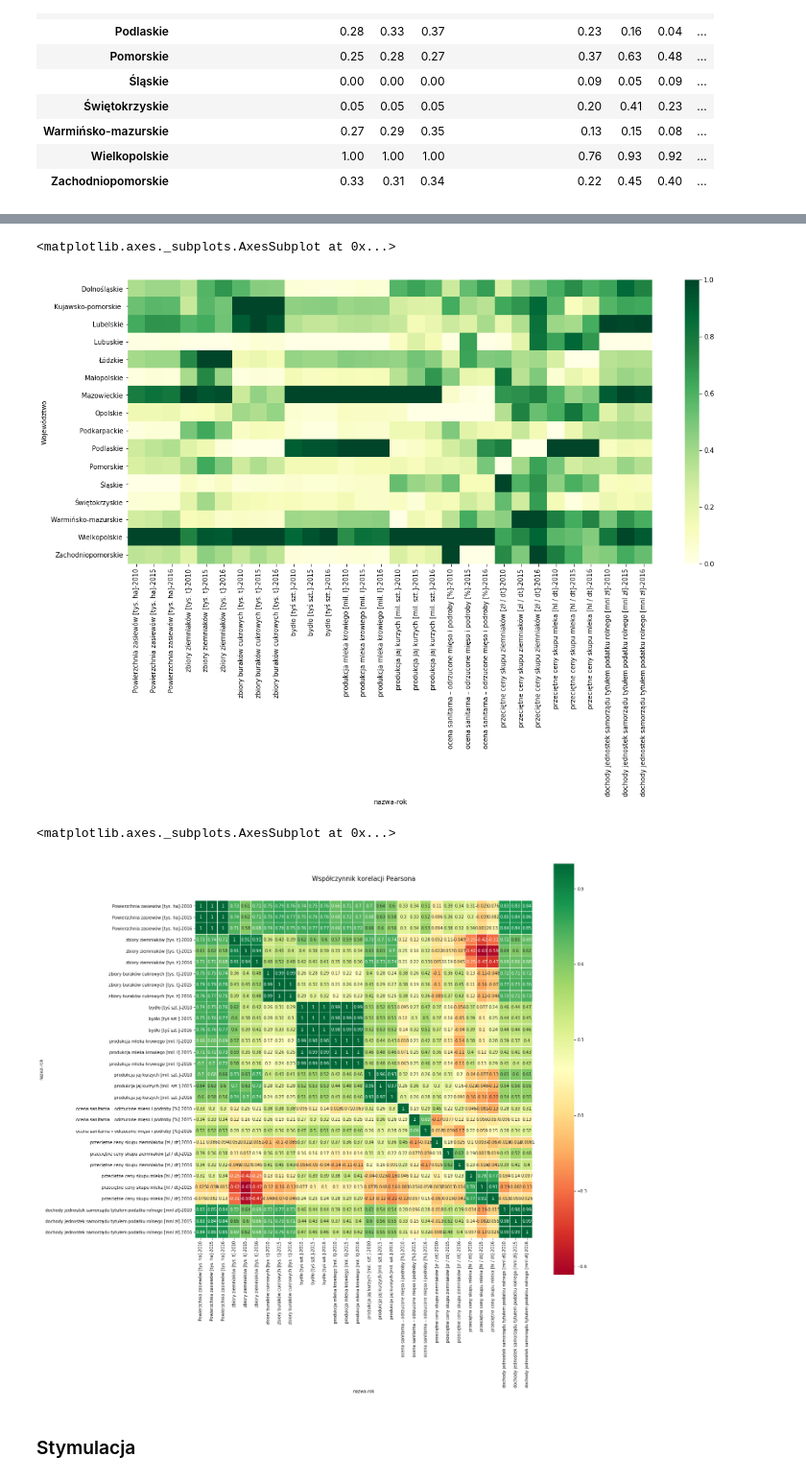
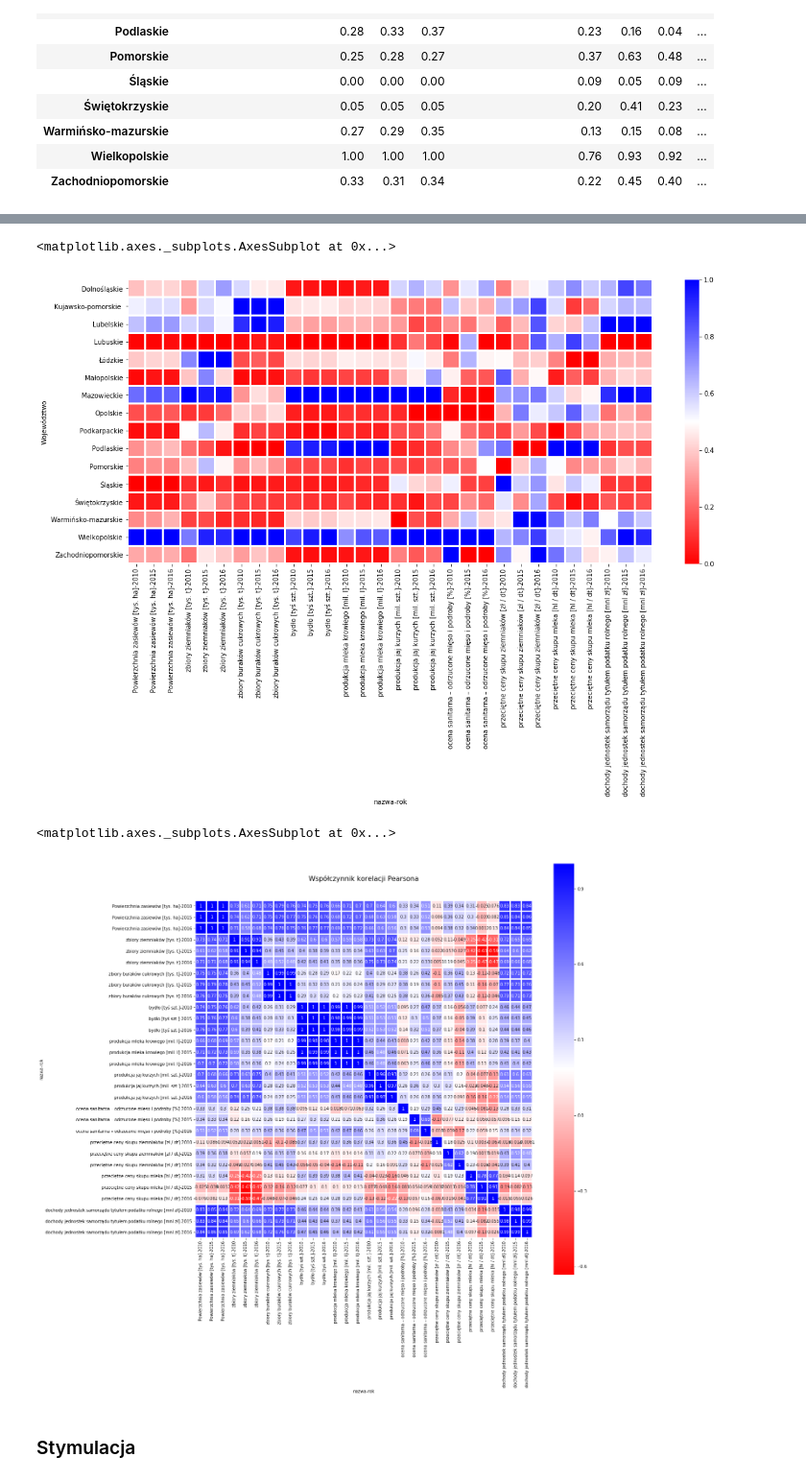
Before and after one commit to pracowniaPK/DataProject, a Jupyter notebook: project.ipynb, the cells around one changed output, grey strips where cells are left out. Shown at 96% size. Saved outputs shown, nothing was run; the diff lists cells and outputs as text; code cells hidden in the pictures.

```diff
--- a/project.ipynb
+++ b/project.ipynb
@@ -216,5 +216,11 @@ std
 | Warmińsko-mazurskie | -0.16 | -0.17 | 0.01 | -0.88 | -1.08 | -1.10 | ... |
 | Wielkopolskie | 2.31 | 2.17 | 2.17 | 1.39 | 1.33 | 1.47 | ... |
 | Zachodniopomorskie | 0.04 | -0.09 | -0.03 | -0.53 | -0.14 | -0.13 | ... |
+# %%
+# colormap = plt.cm.YlGn
+colormap2 = plt.cm.bwr_r
+# colormap2 = plt.cm.seismic
+# colormap1 = plt.cm.Blues
+# colormap2 = plt.cm.RdBu
 # %%
 plt.figure(figsize=(18,8))
@@ -305,21 +310,21 @@ opis_uni
 | górny wąs | 1.00 | 1.06 | 1.06 | 1.02 | 1.42 | 1.14 | 1.00 | ... |
 # %%
 plt.figure(figsize=(18,8))
-sns.heatmap(uni, cmap=colormap)
+sns.heatmap(uni, cmap=colormap2, linewidths=2)
 # %% [output]
 <matplotlib.axes._subplots.AxesSubplot at 0x...>
-[figure, old version]
+[figure, new version]
 # %%
 # colormap = plt.cm.RdBu
-colormap = plt.cm.RdYlGn
+# colormap = plt.cm.RdYlGn
 plt.figure(figsize=(18,18))
-plt.title('Współczynnik korelacji Pearsona', y=1.05, size=15)
-sns.heatmap(uni.astype(float).corr(),linewidths=0.05, # vmax=1.0, vmin = -1,
-            square=True, cmap=colormap, annot=True)
+plt.title('Współczynnik korelacji Pearsona', y=1.05, size=16)
+sns.heatmap(uni.astype(float).corr(),linewidths=2, # vmax=1.0, vmin = -1,
+            square=True, cmap=colormap2, annot=True)
 # sns.heatmap(uni.astype(float).corr(),linewidths=0.05, square=True, cmap=colormap, xticklabels=3, yticklabels=3)
 # %% [output]
 <matplotlib.axes._subplots.AxesSubplot at 0x...>
-[figure, old version]
+[figure, new version]
 # %% [markdown]
 ### Stymulacja
 # %%
```
Also changed, not shown: parts of 6 cells of this notebook.
